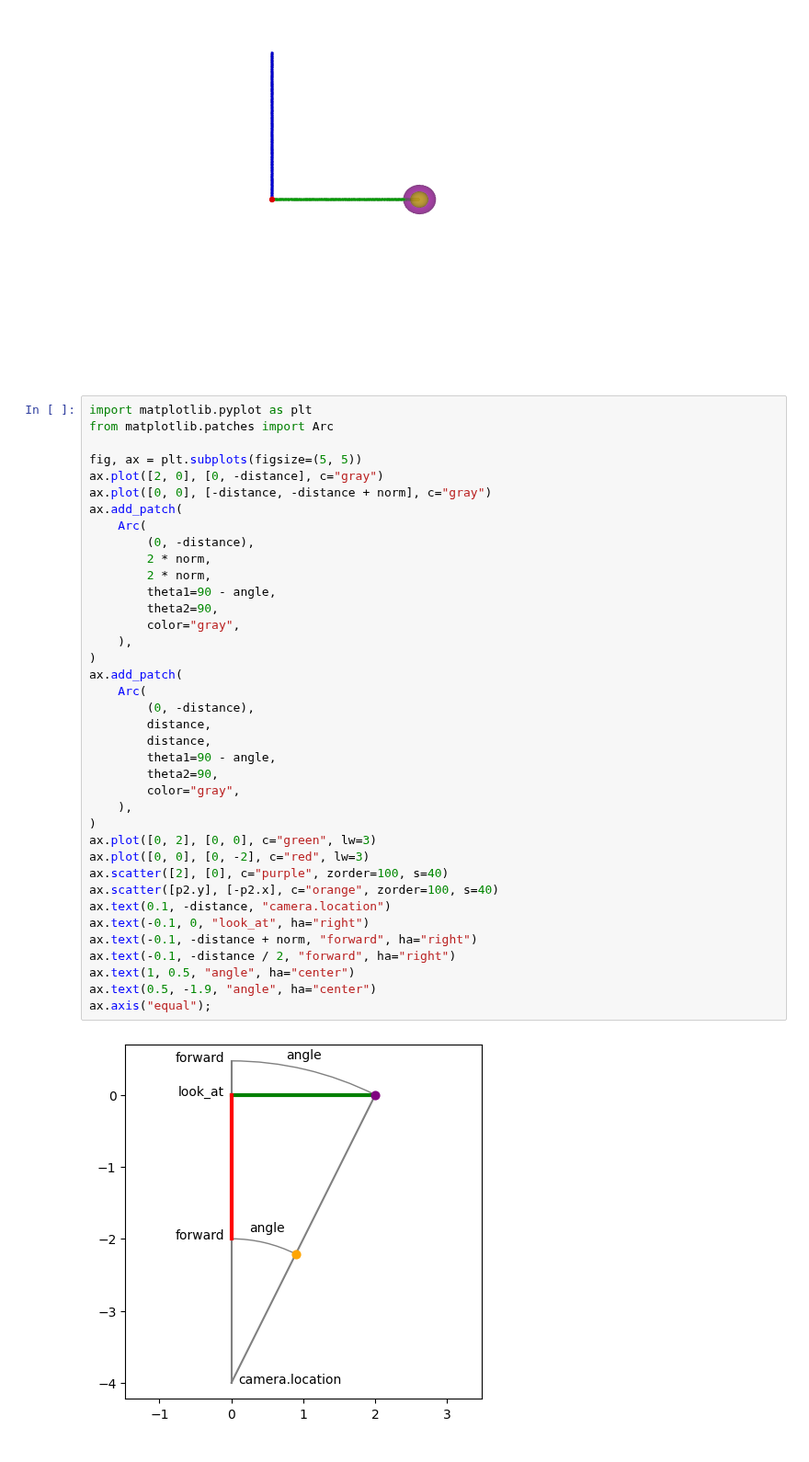
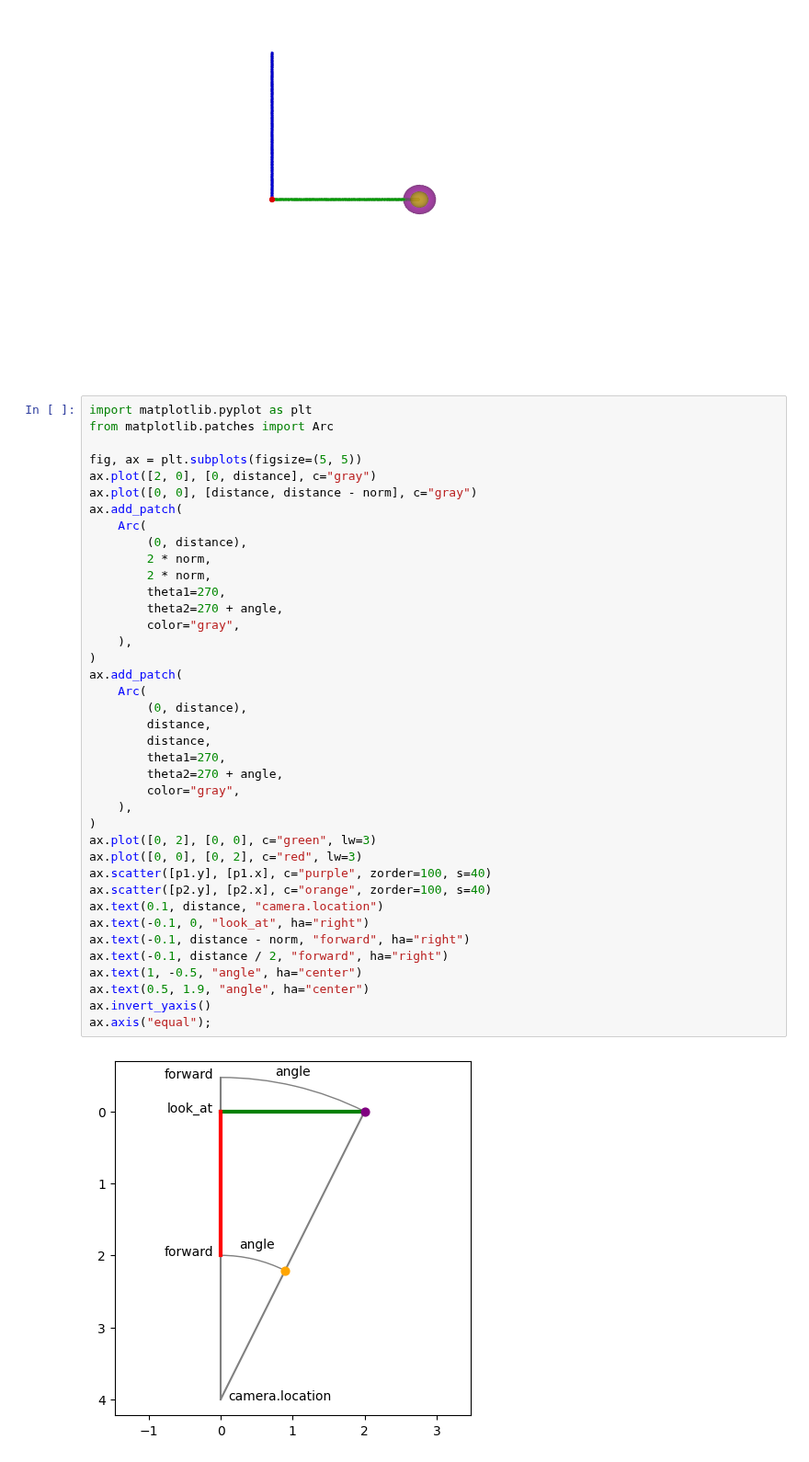
Before and after one commit to daizutabi/fdray, a Jupyter notebook: docs/notebooks/camera/camera.ipynb, the cells around one changed output. Shown at 92% size. Cells and saved outputs as stored; diff of their text form.

Commit message:
Update camera notebook to correct execution counts, adjust plot parameters for clarity, and invert y-axis for better visualization.

```diff
--- a/docs/notebooks/camera/camera.ipynb
+++ b/docs/notebooks/camera/camera.ipynb
@@ -68,40 +68,41 @@ render(camera, s1, s2)
 # %%
 import matplotlib.pyplot as plt
 from matplotlib.patches import Arc
 
 fig, ax = plt.subplots(figsize=(5, 5))
-ax.plot([2, 0], [0, -distance], c="gray")
-ax.plot([0, 0], [-distance, -distance + norm], c="gray")
+ax.plot([2, 0], [0, distance], c="gray")
+ax.plot([0, 0], [distance, distance - norm], c="gray")
 ax.add_patch(
     Arc(
-        (0, -distance),
+        (0, distance),
         2 * norm,
         2 * norm,
-        theta1=90 - angle,
-        theta2=90,
+        theta1=270,
+        theta2=270 + angle,
         color="gray",
     ),
 )
 ax.add_patch(
     Arc(
-        (0, -distance),
+        (0, distance),
         distance,
         distance,
-        theta1=90 - angle,
-        theta2=90,
+        theta1=270,
+        theta2=270 + angle,
         color="gray",
     ),
 )
 ax.plot([0, 2], [0, 0], c="green", lw=3)
-ax.plot([0, 0], [0, -2], c="red", lw=3)
-ax.scatter([2], [0], c="purple", zorder=100, s=40)
-ax.scatter([p2.y], [-p2.x], c="orange", zorder=100, s=40)
-ax.text(0.1, -distance, "camera.location")
+ax.plot([0, 0], [0, 2], c="red", lw=3)
+ax.scatter([p1.y], [p1.x], c="purple", zorder=100, s=40)
+ax.scatter([p2.y], [p2.x], c="orange", zorder=100, s=40)
+ax.text(0.1, distance, "camera.location")
 ax.text(-0.1, 0, "look_at", ha="right")
-ax.text(-0.1, -distance + norm, "forward", ha="right")
-ax.text(-0.1, -distance / 2, "forward", ha="right")
-ax.text(1, 0.5, "angle", ha="center")
-ax.text(0.5, -1.9, "angle", ha="center")
+ax.text(-0.1, distance - norm, "forward", ha="right")
+ax.text(-0.1, distance / 2, "forward", ha="right")
+ax.text(1, -0.5, "angle", ha="center")
+ax.text(0.5, 1.9, "angle", ha="center")
+ax.invert_yaxis()
 ax.axis("equal");
 # %% [output]
-[figure, old version]
+[figure, new version]
```
